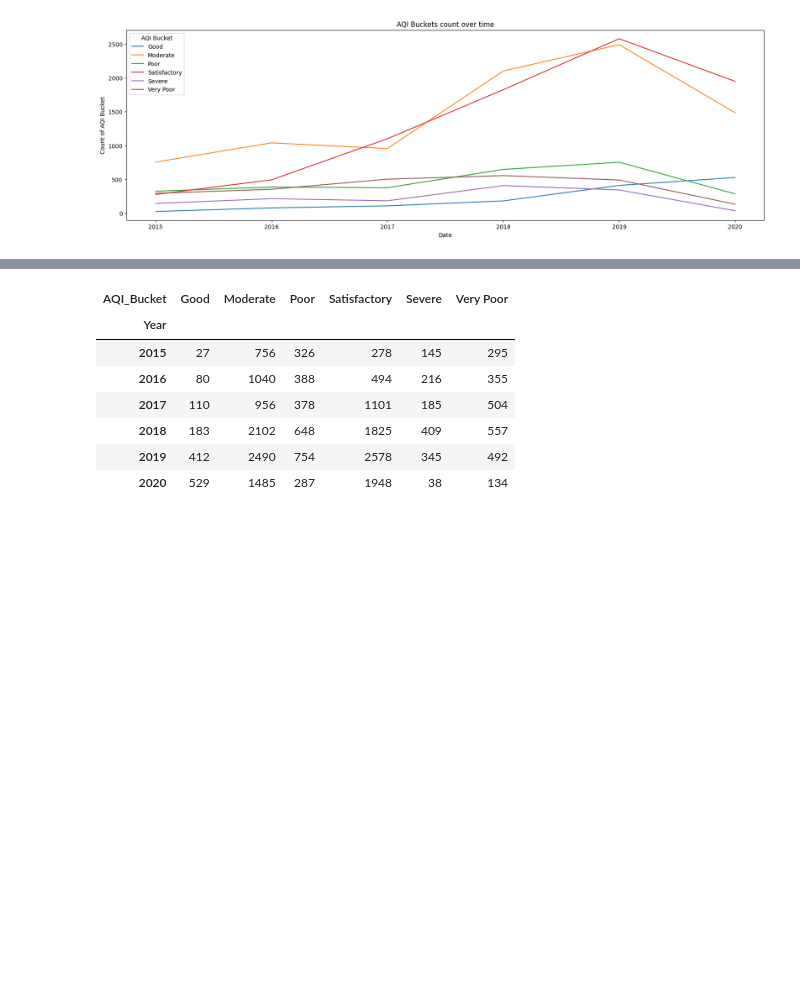
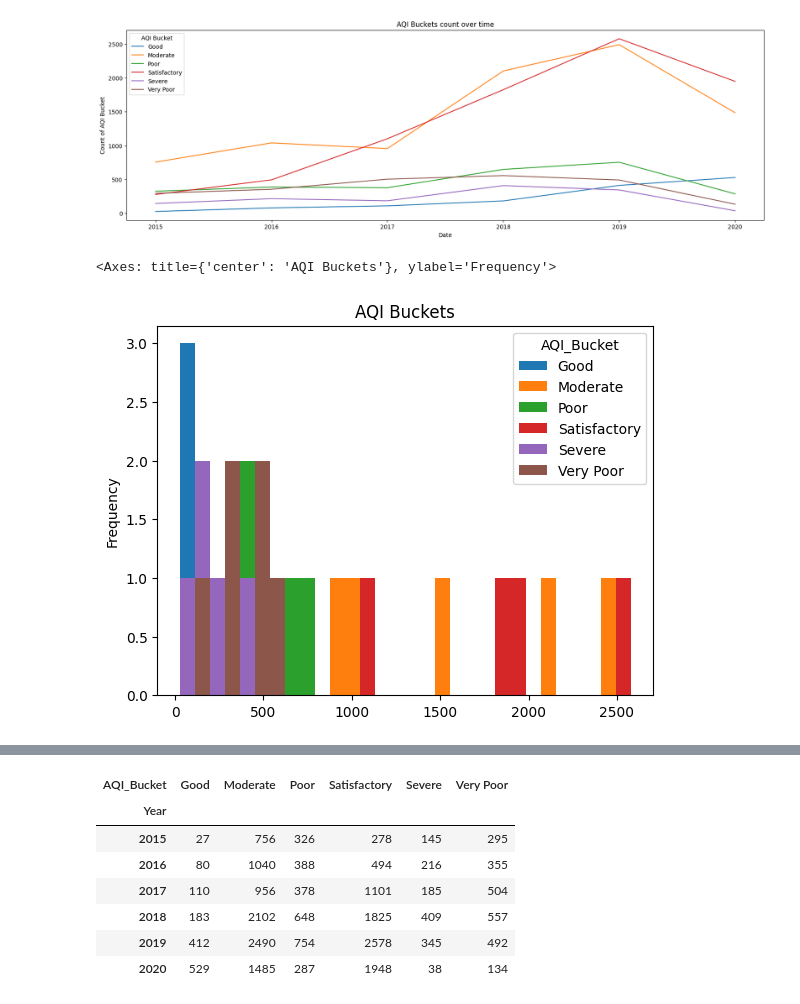
Before and after one commit to SwapyDev/Decision-Trees-vs-Linear-Regression-India-Air-Quality, a Jupyter notebook: p1_1.ipynb, the cells around one changed output, grey strips where cells are left out. Cells and saved outputs as stored; diff of their text form; code cells hidden in the pictures; blank space fills up the shorter version.

```diff
--- a/p1_1.ipynb
+++ b/p1_1.ipynb
@@ -85,3 +85,10 @@ plt.legend(title='AQI Bucket')
 plt.show()
 # %% [output]
 [figure]
+# %%
+#See how frequently each quantity appears in the dataset
+
+df_counts.plot(kind='hist', bins=30, title='AQI Buckets')
+# %% [output]
+<Axes: title={'center': 'AQI Buckets'}, ylabel='Frequency'>
+[figure, added]
```
Also changed, not shown: parts of 6 cells of this notebook.
